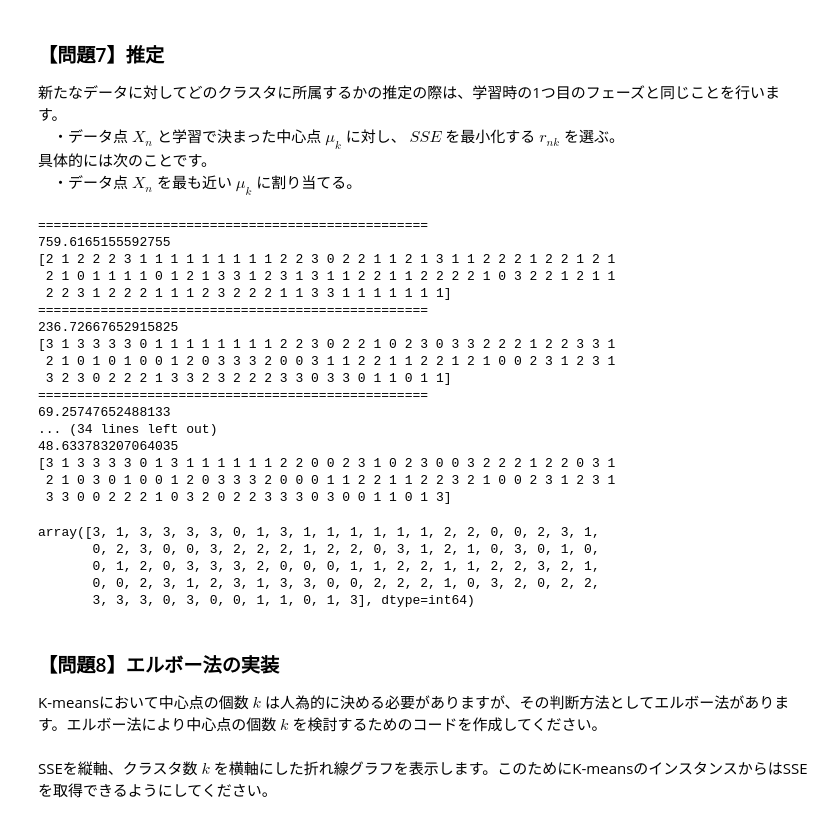
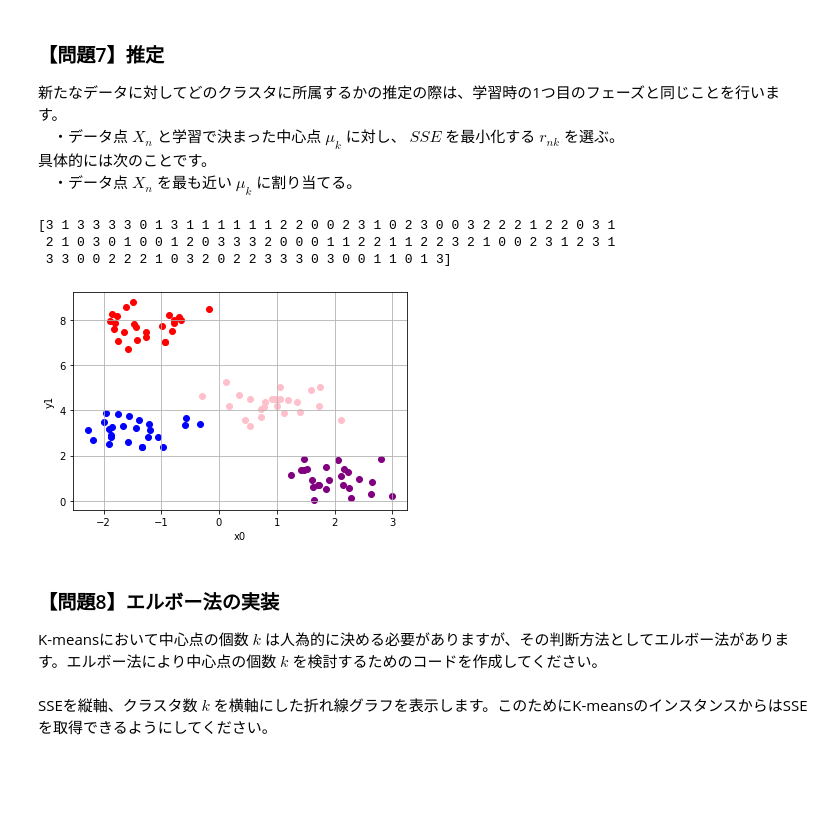
Before and after one commit to YoshihitoSuwa/diveintocode-ml, a Jupyter notebook: ML2107期_Term1 機械学習 07_クラスタリング.ipynb, the cells around one changed output. Drawn from its saved outputs; the diff is of its cells as text; code cells hidden in the pictures; blank space fills up the shorter version.

```diff
--- a/ML2107期_Term1 機械学習 07_クラスタリング.ipynb
+++ b/ML2107期_Term1 機械学習 07_クラスタリング.ipynb
@@ -191,7 +195,6 @@ class ScratchKMeans():
             if np.mean(np.linalg.norm(new_clusters_points)) < self.tol:
                 break
 
-
         return near_cluster
 
 
@@ -231,30 +234,35 @@ class ScratchKMeans():
 
 
 skm = ScratchKMeans(n_clusters = 4, n_init=1, max_iter = 10, tol=0.05, verbose=False)
-skm.fit(X)
+cl = skm.fit(X)
-# %% [output]
-==================================================
-759.6165155592755
-[2 1 2 2 2 3 1 1 1 1 1 1 1 1 1 2 2 3 0 2 2 1 1 2 1 3 1 1 2 2 2 1 2 2 1 2 1
- 2 1 0 1 1 1 1 0 1 2 1 3 3 1 2 3 1 3 1 1 2 2 1 1 2 2 2 2 1 0 3 2 2 1 2 1 1
- 2 2 3 1 2 2 2 1 1 1 2 3 2 2 2 1 1 3 3 1 1 1 1 1 1 1]
-==================================================
-236.72667652915825
-[3 1 3 3 3 3 0 1 1 1 1 1 1 1 1 2 2 3 0 2 2 1 0 2 3 0 3 3 2 2 2 1 2 2 3 3 1
- 2 1 0 1 0 1 0 0 1 2 0 3 3 3 2 0 0 3 1 1 2 2 1 1 2 2 1 2 1 0 0 2 3 1 2 3 1
- 3 2 3 0 2 2 2 1 3 3 2 3 2 2 2 3 3 0 3 3 0 1 1 0 1 1]
-==================================================
-69.25747652488133
-... (34 lines left out)
-48.633783207064035
-[3 1 3 3 3 3 0 1 3 1 1 1 1 1 1 2 2 0 0 2 3 1 0 2 3 0 0 3 2 2 2 1 2 2 0 3 1
- 2 1 0 3 0 1 0 0 1 2 0 3 3 3 2 0 0 0 1 1 2 2 1 1 2 2 3 2 1 0 0 2 3 1 2 3 1
- 3 3 0 0 2 2 2 1 0 3 2 0 2 2 3 3 3 0 3 0 0 1 1 0 1 3]
-array([3, 1, 3, 3, 3, 3, 0, 1, 3, 1, 1, 1, 1, 1, 1, 2, 2, 0, 0, 2, 3, 1,
-       0, 2, 3, 0, 0, 3, 2, 2, 2, 1, 2, 2, 0, 3, 1, 2, 1, 0, 3, 0, 1, 0,
-       0, 1, 2, 0, 3, 3, 3, 2, 0, 0, 0, 1, 1, 2, 2, 1, 1, 2, 2, 3, 2, 1,
-       0, 0, 2, 3, 1, 2, 3, 1, 3, 3, 0, 0, 2, 2, 2, 1, 0, 3, 2, 0, 2, 2,
-       3, 3, 3, 0, 3, 0, 0, 1, 1, 0, 1, 3], dtype=int64)
+# %%
+import seaborn as sns
+import matplotlib.pyplot as plt
+
+# cl = skm.predict(X)
+print(cl)
+fig = plt.figure()
+ax = fig.add_subplot(1, 1, 1)
+
+ax.scatter(X[:,0][cl==0], X[:,1][cl==0], c='blue')
+ax.scatter(X[:,0][cl==1], X[:,1][cl==1], c='red')
+ax.scatter(X[:,0][cl==2], X[:,1][cl==2], c='purple')
+ax.scatter(X[:,0][cl==3], X[:,1][cl==3], c='pink')
+# ax.scatter(X[:,0][cl==0], X[:,1][cl==0], c='blue')
+# ax.scatter(X[:,0][cl==1], X[:,1][cl==1], c='red')
+# ax.scatter(X[:,0][cl==2], X[:,1][cl==2], c='purple')
+# ax.scatter(X[:,0][cl==3], X[:,1][cl==3], c='pink')
+
+ax.set_xlabel('x0')
+ax.set_ylabel('y1')
+ax.grid(True)
+
+plt.show()
+# %% [output]
+[3 1 3 3 3 3 0 1 3 1 1 1 1 1 1 2 2 0 0 2 3 1 0 2 3 0 0 3 2 2 2 1 2 2 0 3 1
+ 2 1 0 3 0 1 0 0 1 2 0 3 3 3 2 0 0 0 1 1 2 2 1 1 2 2 3 2 1 0 0 2 3 1 2 3 1
+ 3 3 0 0 2 2 2 1 0 3 2 0 2 2 3 3 3 0 3 0 0 1 1 0 1 3]
+[figure, added]
 # %% [markdown]
 ### 【問題8】エルボー法の実装
 K-meansにおいて中心点の個数 $ k $ は人為的に決める必要がありますが、その判断方法としてエルボー法があります。エルボー法により中心点の個数 $ k $ を検討するためのコードを作成してください。<br>
```
Also changed, not shown: parts of 11 cells of this notebook.
